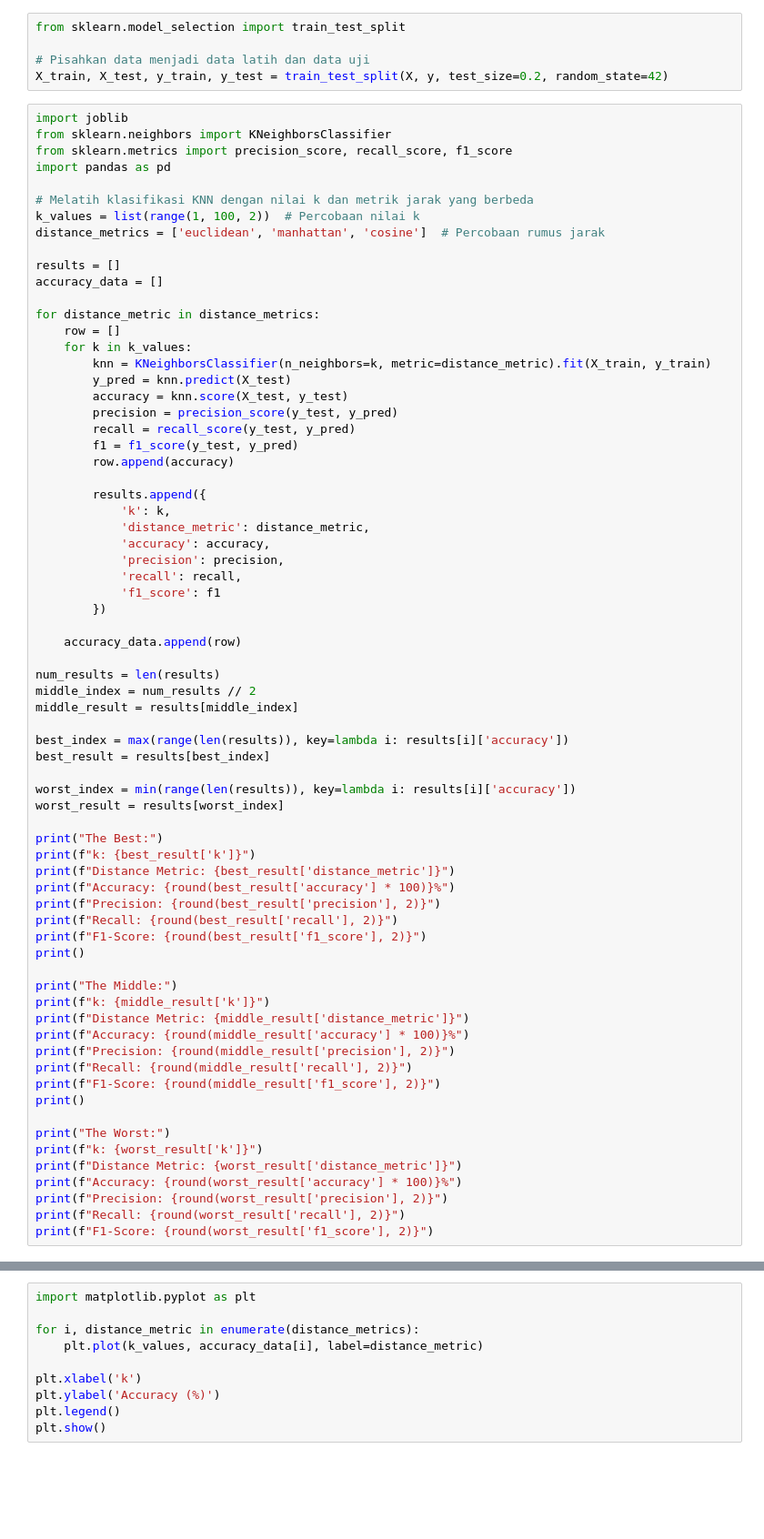
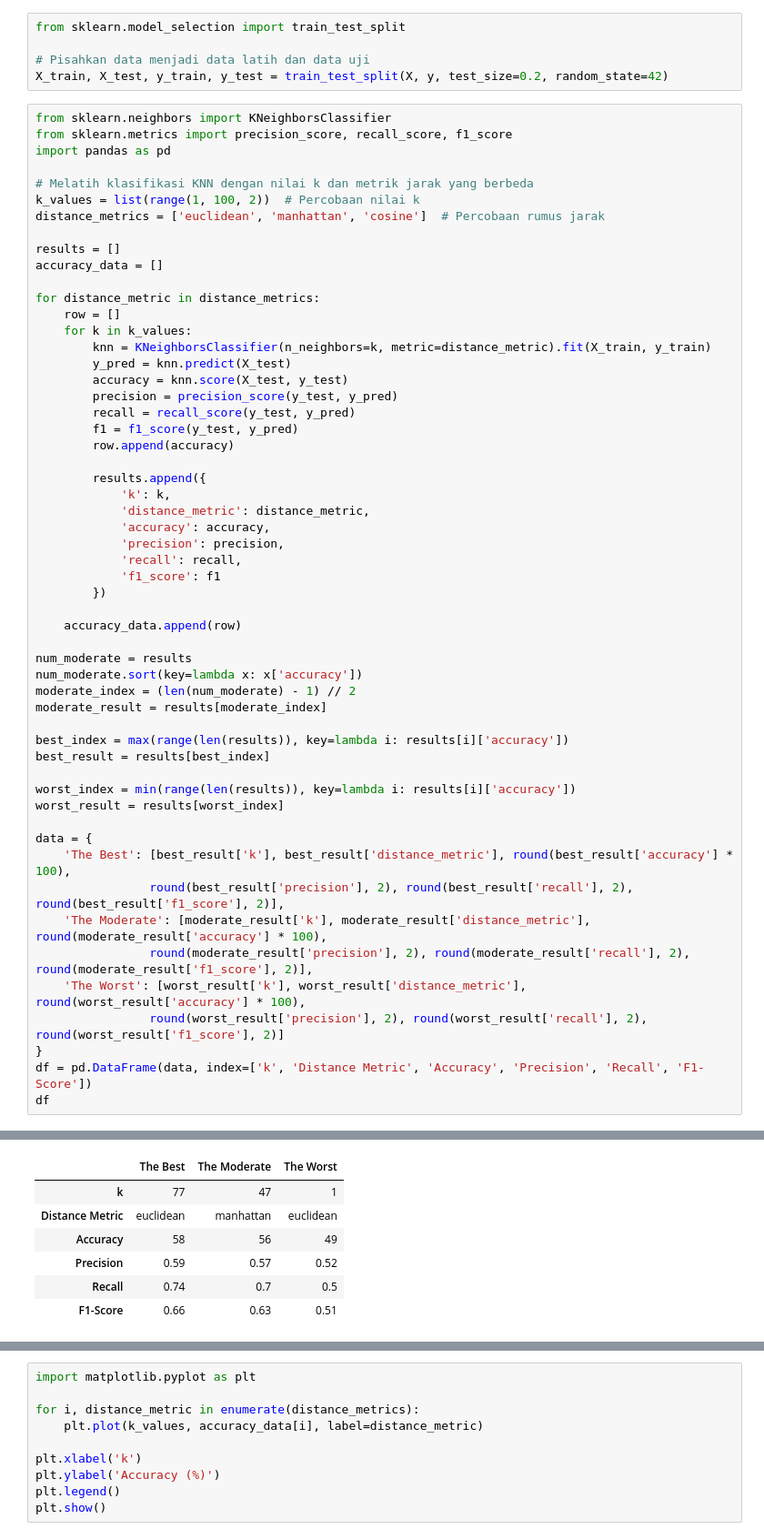
Before and after one commit to agungmahadana/IEIS, a Jupyter notebook: model.ipynb, the cells around one changed output, grey strips where cells are left out. Shown at 91% size. Cells and saved outputs as stored; diff of their text form; blank space fills up the shorter version.

Commit message:
change best, moderate, worst view to table

```diff
--- a/model.ipynb
+++ b/model.ipynb
@@ -47,7 +47,6 @@ from sklearn.model_selection import train_test_split
 # Pisahkan data menjadi data latih dan data uji
 X_train, X_test, y_train, y_test = train_test_split(X, y, test_size=0.2, random_state=42)
 # %%
-import joblib
 from sklearn.neighbors import KNeighborsClassifier
 from sklearn.metrics import precision_score, recall_score, f1_score
 import pandas as pd
@@ -81,9 +80,10 @@ for distance_metric in distance_metrics:
 
     accuracy_data.append(row)
 
-num_results = len(results)
-middle_index = num_results // 2
-middle_result = results[middle_index]
+num_moderate = results
+num_moderate.sort(key=lambda x: x['accuracy'])
+moderate_index = (len(num_moderate) - 1) // 2
+moderate_result = results[moderate_index]
 
 best_index = max(range(len(results)), key=lambda i: results[i]['accuracy'])
 best_result = results[best_index]
@@ -91,29 +91,14 @@ best_result = results[best_index]
 worst_index = min(range(len(results)), key=lambda i: results[i]['accuracy'])
 worst_result = results[worst_index]
 
-print("The Best:")
-print(f"k: {best_result['k']}")
-print(f"Distance Metric: {best_result['distance_metric']}")
-print(f"Accuracy: {round(best_result['accuracy'] * 100)}%")
-print(f"Precision: {round(best_result['precision'], 2)}")
-print(f"Recall: {round(best_result['recall'], 2)}")
-print(f"F1-Score: {round(best_result['f1_score'], 2)}")
-print()
-
-print("The Middle:")
-print(f"k: {middle_result['k']}")
-print(f"Distance Metric: {middle_result['distance_metric']}")
-print(f"Accuracy: {round(middle_result['accuracy'] * 100)}%")
-print(f"Precision: {round(middle_result['precision'], 2)}")
-print(f"Recall: {round(middle_result['recall'], 2)}")
-print(f"F1-Score: {round(middle_result['f1_score'], 2)}")
-print()
-
-print("The Worst:")
-print(f"k: {worst_result['k']}")
-print(f"Distance Metric: {worst_result['distance_metric']}")
-print(f"Accuracy: {round(worst_result['accuracy'] * 100)}%")
-print(f"Precision: {round(worst_result['precision'], 2)}")
-print(f"Recall: {round(worst_result['recall'], 2)}")
-print(f"F1-Score: {round(worst_result['f1_score'], 2)}")
+data = {
+    'The Best': [best_result['k'], best_result['distance_metric'], round(best_result['accuracy'] * 100),
+                round(best_result['precision'], 2), round(best_result['recall'], 2), round(best_result['f1_score'], 2)],
+    'The Moderate': [moderate_result['k'], moderate_result['distance_metric'], round(moderate_result['accuracy'] * 100),
+                round(moderate_result['precision'], 2), round(moderate_result['recall'], 2), round(moderate_result['f1_score'], 2)],
+    'The Worst': [worst_result['k'], worst_result['distance_metric'], round(worst_result['accuracy'] * 100),
+                round(worst_result['precision'], 2), round(worst_result['recall'], 2), round(worst_result['f1_score'], 2)]
+}
+df = pd.DataFrame(data, index=['k', 'Distance Metric', 'Accuracy', 'Precision', 'Recall', 'F1-Score'])
+df
 # %% [output]
@@ -137 +105,8 @@ F1-Score: 0.51
+|  | The Best | The Moderate | The Worst |
+| k | 77 | 47 | 1 |
+| Distance Metric | euclidean | manhattan | euclidean |
+| Accuracy | 58 | 56 | 49 |
+| Precision | 0.59 | 0.57 | 0.52 |
+| Recall | 0.74 | 0.7 | 0.5 |
+| F1-Score | 0.66 | 0.63 | 0.51 |
 # %%
```
Also changed, not shown: parts of 2 cells of this notebook.
